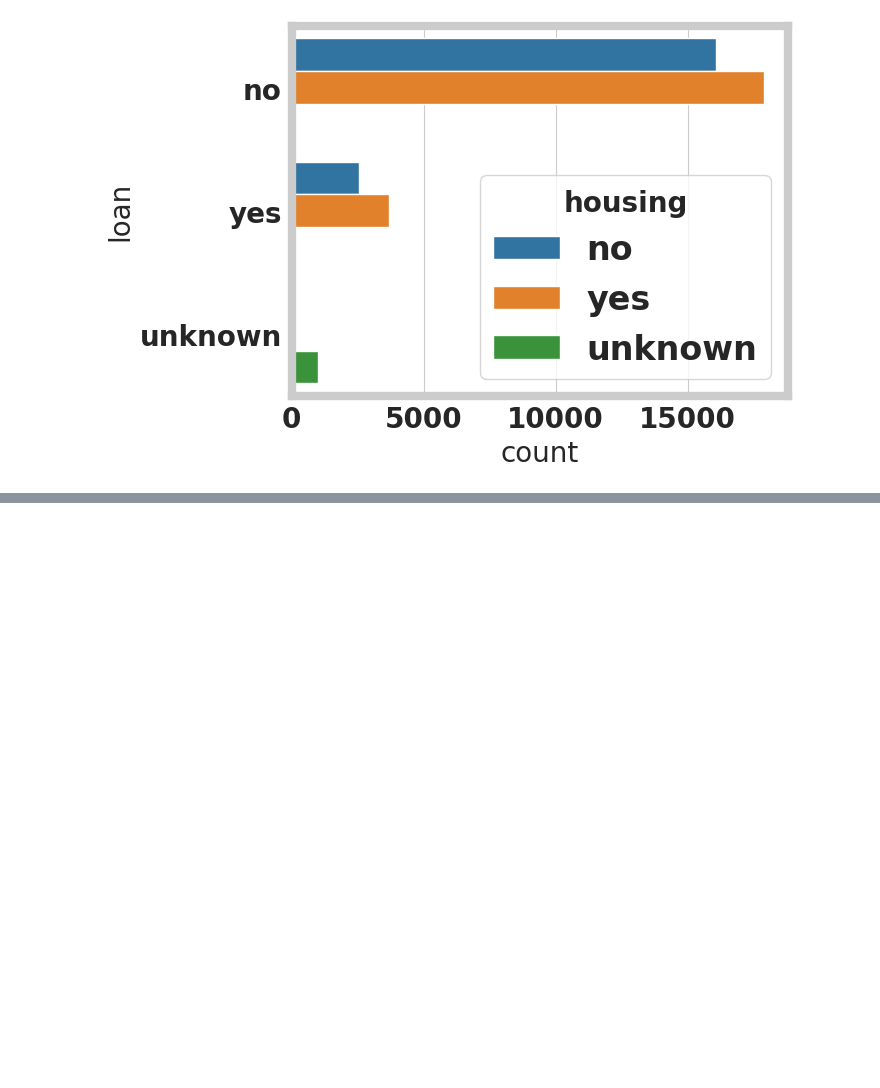
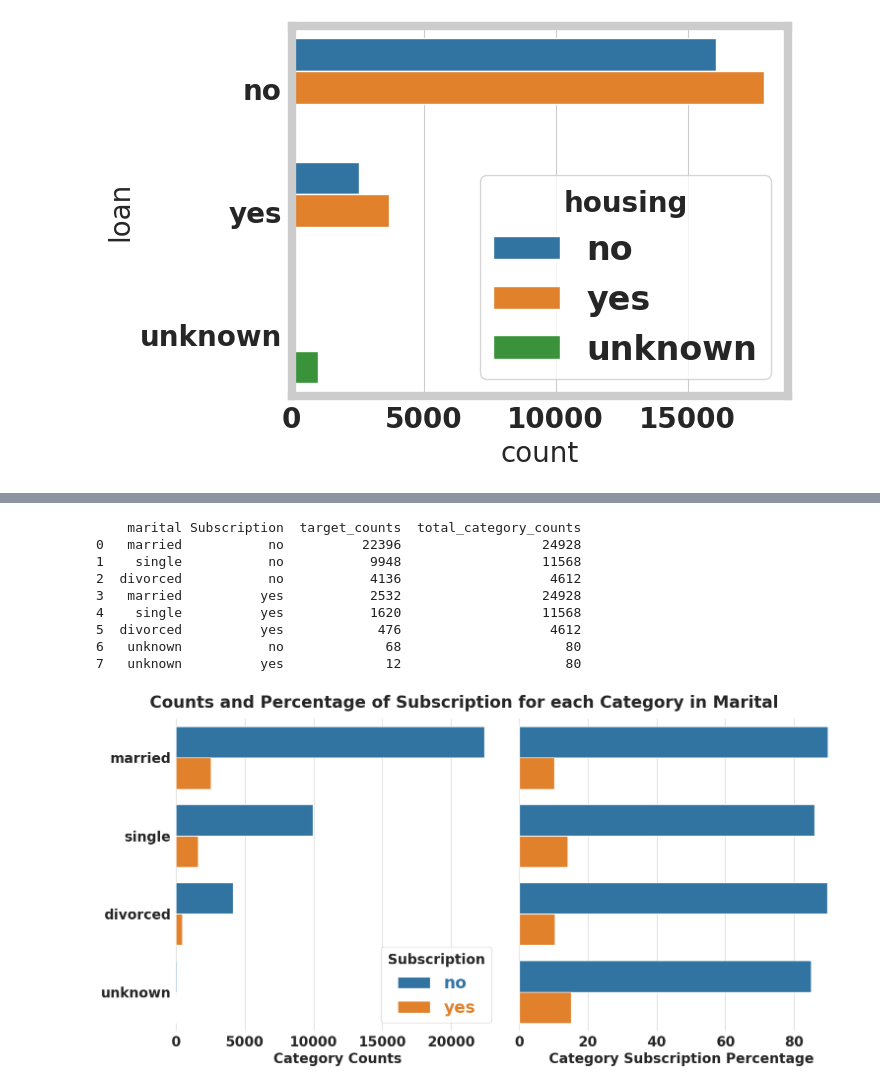
Before and after one commit to Khangelani-Mnguni/customer_segmentation_bank_term_deposits, a Jupyter notebook: model_development.ipynb, the cells around one changed output, grey strips where cells are left out. Cells and saved outputs as stored; diff of their text form; code cells hidden in the pictures; blank space fills up the shorter version.

```diff
--- a/model_development.ipynb
+++ b/model_development.ipynb
@@ -257,0 +385,13 @@ sns.countplot(raw_df, y = 'loan', hue = 'housing')
+# %%
+plot_counts_and_normalized_counts(raw_df, column = 'marital')
+# %% [output]
+    marital Subscription  target_counts  total_category_counts
+0   married           no          22396                  24928
+1    single           no           9948                  11568
+2  divorced           no           4136                   4612
+3   married          yes           2532                  24928
+4    single          yes           1620                  11568
+5  divorced          yes            476                   4612
+6   unknown           no             68                     80
+7   unknown          yes             12                     80
+[figure, added]
```
Also changed, not shown: parts of 99 cells of this notebook, 13 other files.
